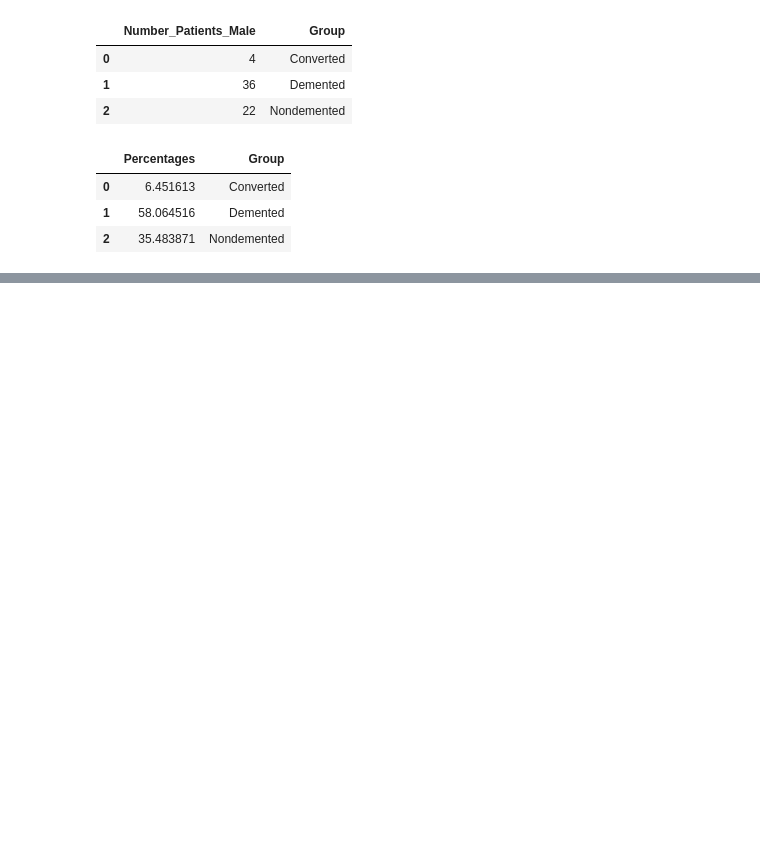
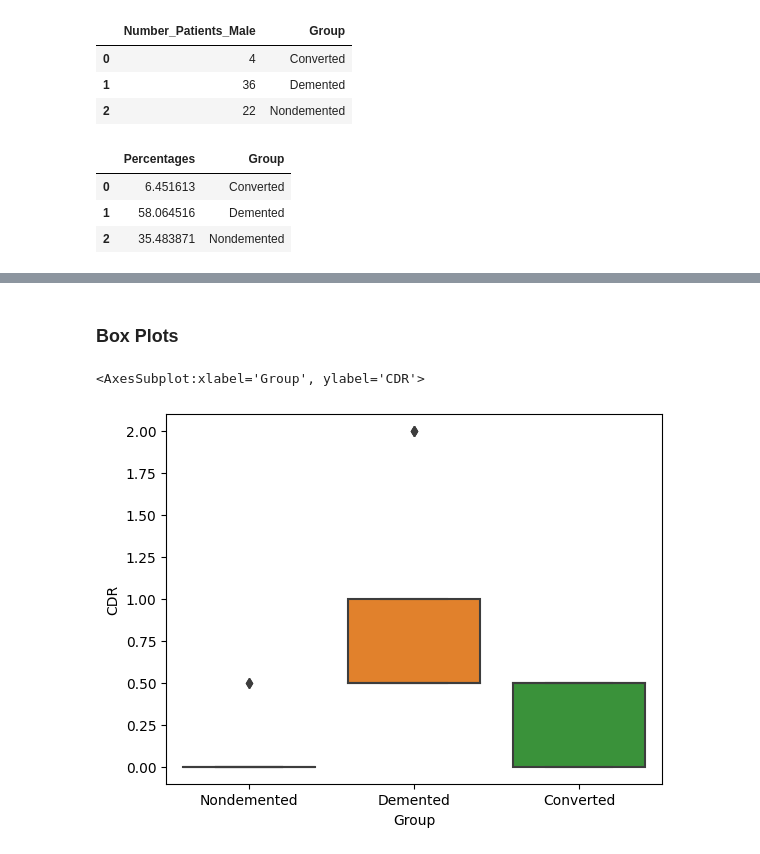
Before and after one commit to sspalding/Dementia-Prediction, a Jupyter notebook: Exploratory Data Analysis.ipynb, the cells around one changed output, grey strips where cells are left out. Cells and saved outputs as stored; diff of their text form; code cells hidden in the pictures; blank space fills up the shorter version.

```diff
--- a/Exploratory Data Analysis.ipynb
+++ b/Exploratory Data Analysis.ipynb
@@ -157,0 +204,8 @@ plt.show()
+# %% [markdown]
+### Box Plots
+# %%
+# box plot to visualize group and CDR
+sns.boxplot(x = 'Group', y = 'CDR', data = data_explore)
+# %% [output]
+<AxesSubplot:xlabel='Group', ylabel='CDR'>
+[figure, added]
```
Also changed, not shown: parts of 36 cells of this notebook.
